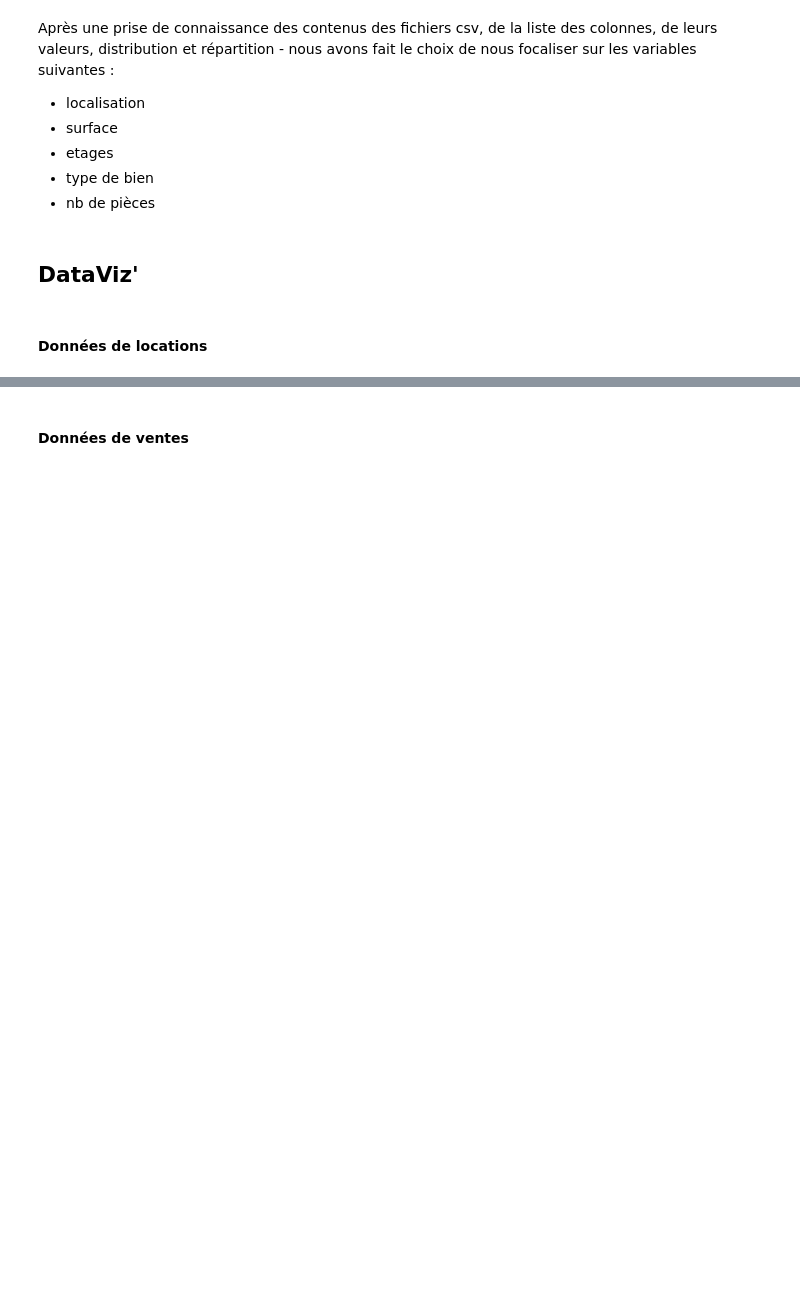
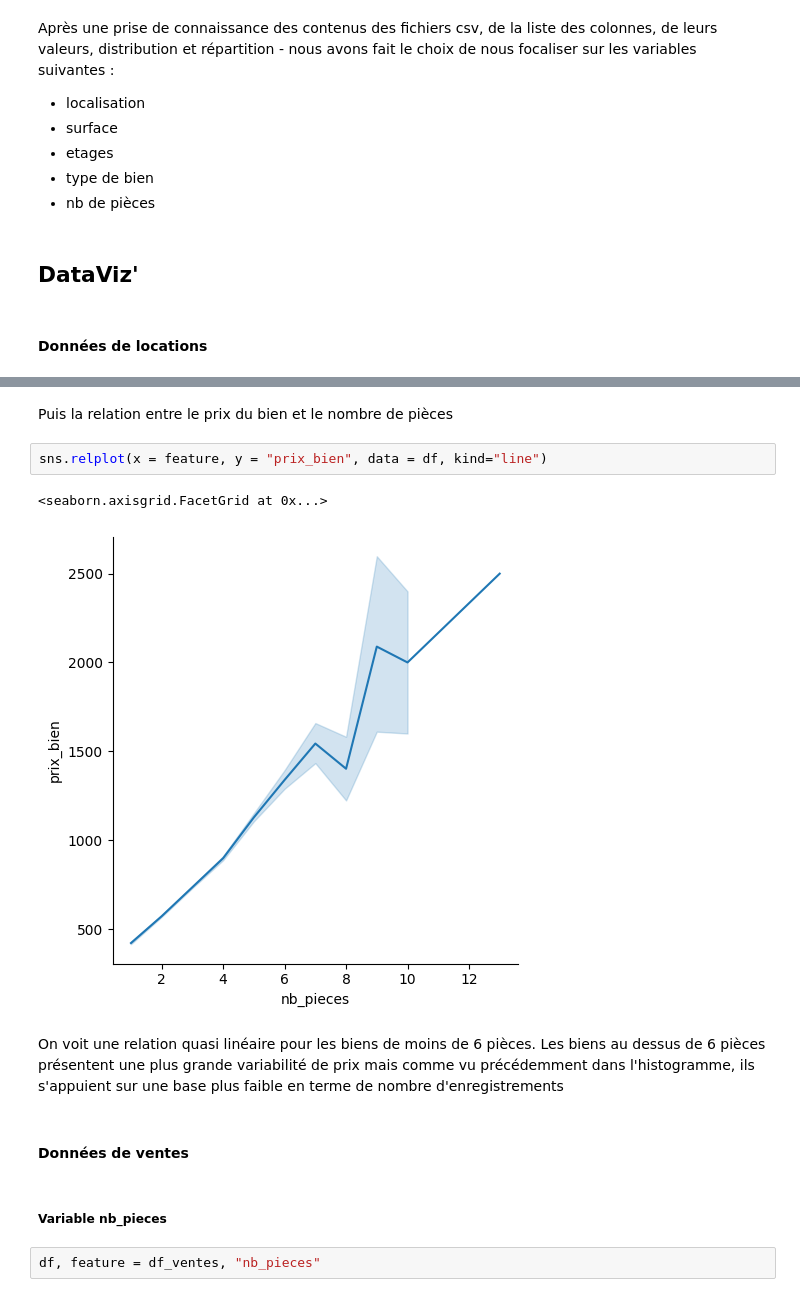
Before and after one commit to Hugues360/Projet_DS2025, a Jupyter notebook: Etape_1_Exploration_DataViz.ipynb, the cells around one changed output, grey strips where cells are left out. Drawn from its saved outputs; the diff is of its cells as text; blank space fills up the shorter version.

```diff
--- a/Etape_1_Exploration_DataViz.ipynb
+++ b/Etape_1_Exploration_DataViz.ipynb
@@ -216,2 +335,15 @@ Après une prise de connaissance des contenus des fichiers csv, de la liste des
+# %% [markdown]
+Puis la relation entre le prix du bien et le nombre de pièces
+# %%
+sns.relplot(x = feature, y = "prix_bien", data = df, kind="line")
+# %% [output]
+<seaborn.axisgrid.FacetGrid at 0x...>
+[figure, added]
+# %% [markdown]
+On voit une relation quasi linéaire pour les biens de moins de 6 pièces. Les biens au dessus de 6 pièces présentent une plus grande variabilité de prix mais comme vu précédemment dans l'histogramme, ils s'appuient sur une base plus faible en terme de nombre d'enregistrements
 # %% [markdown]
 #### Données de ventes
+# %% [markdown]
+##### Variable nb_pieces
+# %%
+df, feature = df_ventes, "nb_pieces"
```
Also changed, not shown: parts of 34 cells of this notebook.
